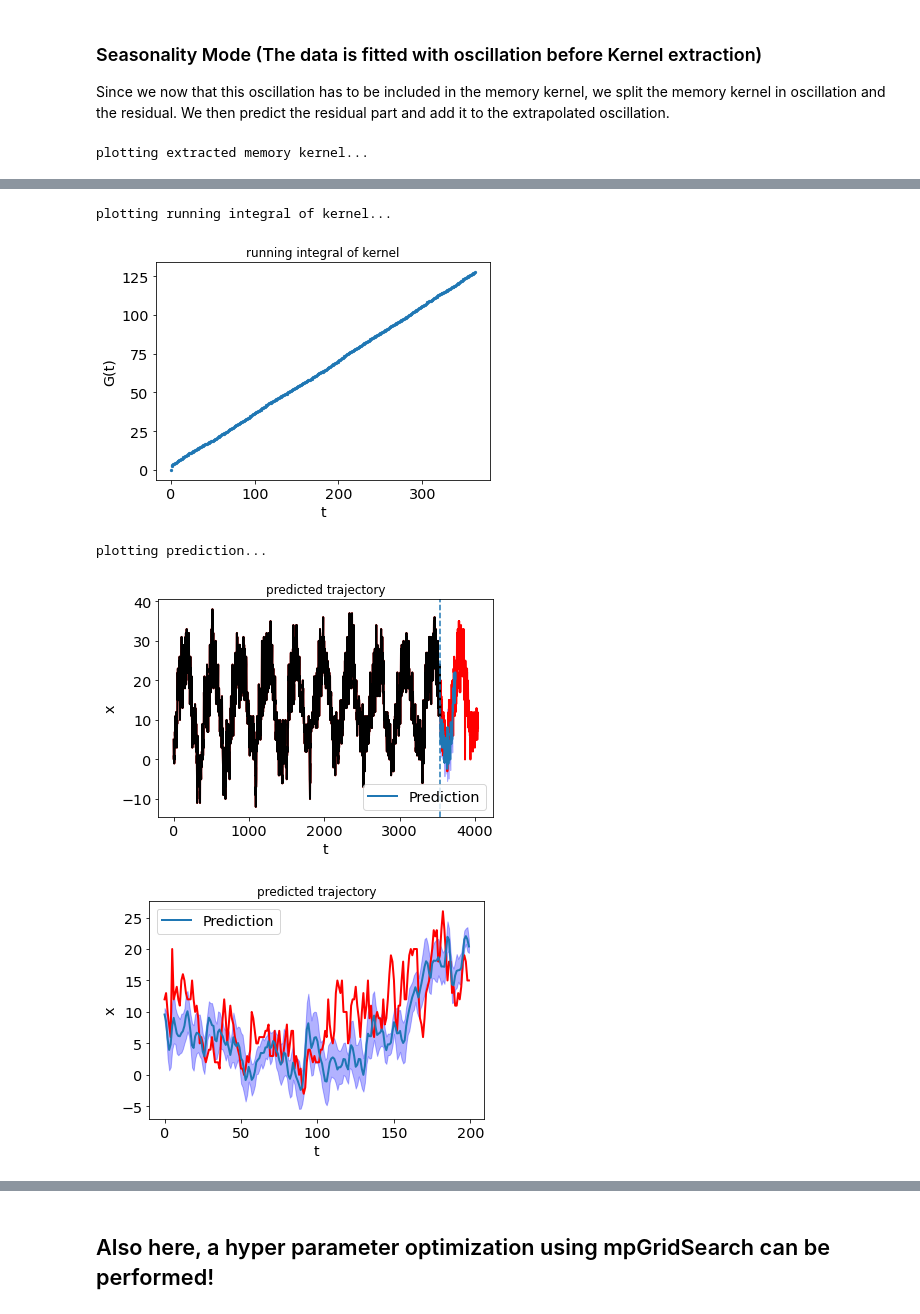
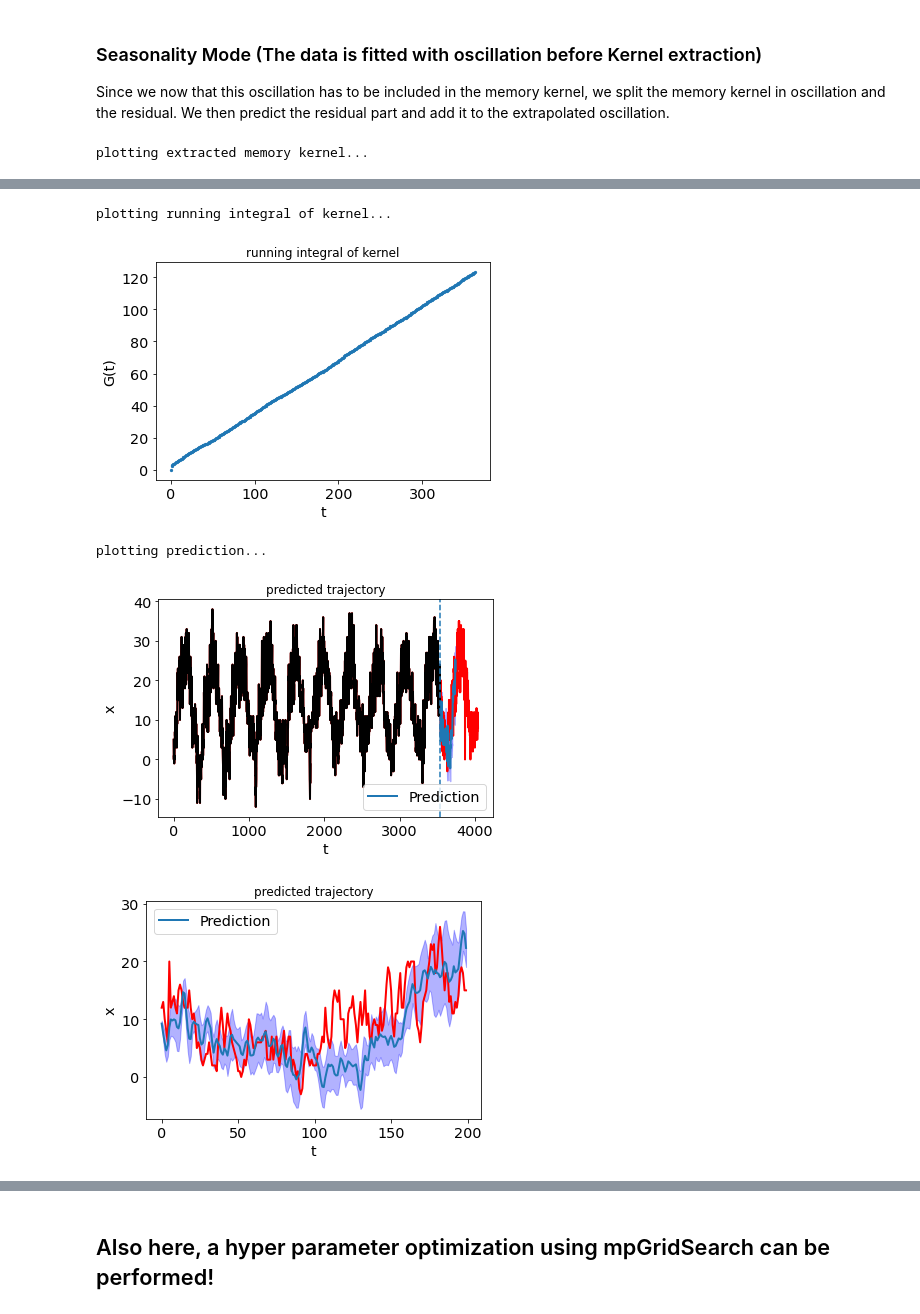
Before and after one commit to hkiefer/mempred, a Jupyter notebook: example/Example Temperature.ipynb, the cells around one changed output, grey strips where cells are left out. Drawn from its saved outputs; the diff is of its cells as text; code cells hidden in the pictures.

```diff
--- a/example/Example Temperature.ipynb
+++ b/example/Example Temperature.ipynb
@@ -83,20 +91,20 @@ Since we now that this oscillation has to be included in the memory kernel, we s
 # %%
 cut = len(data)-500
 n_steps = 200
 trunc = 365
 p0 = (1,1,1,167,0,0)
-predict=GLEPredictionMETEO(bins=10,  cut = cut ,trunc=trunc, dt = 1, no_fe=False, plot_pred = True,seas_mode = True)
+predict=GLEPredictionMETEO(bins=32,  cut = cut ,trunc=trunc, dt = 1, no_fe=False, plot_pred = True,seas_mode = True)
 kernel = predict.extractKernel([data["maxtempC"].values],plot_kernel = True,p0 = p0)
 
 GLE=predict.predictGLE([data["maxtempC"].values], n_steps=n_steps, n_preds = 10, return_full_trjs=True, zero_noise = False, alpha = 1,cond_noise = 10)
 # %% [output]
 plotting extracted memory kernel...
 [figure]
 plotting running integral of kernel...
-[figure, old version]
+[figure, new version]
 plotting prediction...
-[figure, old version]
+[figure, new version]
-[figure, old version]
+[figure, new version]
 # %%
 cut = len(data)
 n_steps = 1000
```
Also changed, not shown: parts of 7 cells of this notebook, 5 other files.
